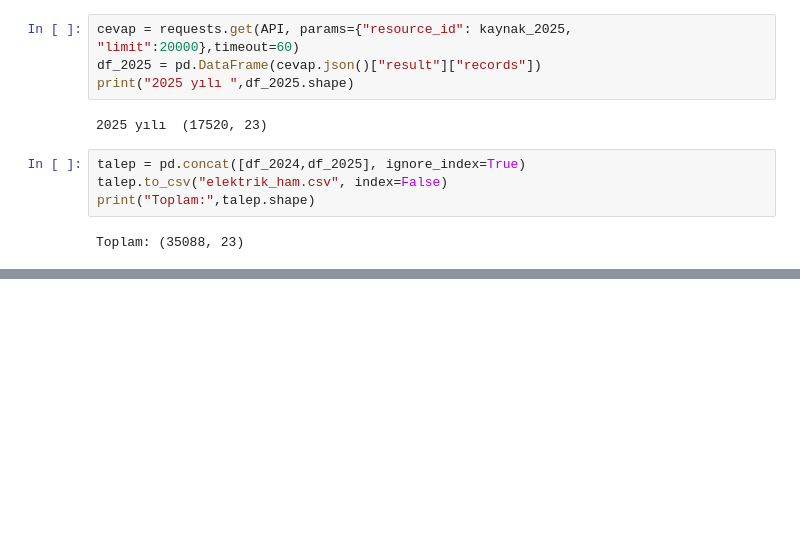
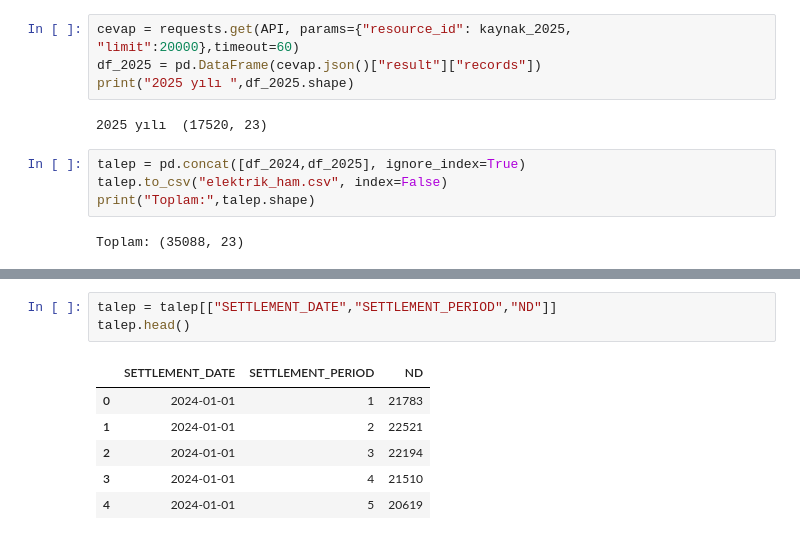
Before and after one commit to europecodingschool/ECS---VB---YZ---08.26, a Jupyter notebook: VB_YZ_Ders_20_.ipynb, the cells around one changed output, grey strips where cells are left out. Drawn from its saved outputs; the diff is of its cells as text; blank space fills up the shorter version.

```diff
--- a/VB_YZ_Ders_20_.ipynb
+++ b/VB_YZ_Ders_20_.ipynb
@@ -47,0 +68,10 @@ Toplam: (35088, 23)
+# %%
+talep = talep[["SETTLEMENT_DATE","SETTLEMENT_PERIOD","ND"]]
+talep.head()
+# %% [output]
+|  | SETTLEMENT_DATE | SETTLEMENT_PERIOD | ND |
+| 0 | 2024-01-01 | 1 | 21783 |
+| 1 | 2024-01-01 | 2 | 22521 |
+| 2 | 2024-01-01 | 3 | 22194 |
+| 3 | 2024-01-01 | 4 | 21510 |
+| 4 | 2024-01-01 | 5 | 20619 |
```
Also changed, not shown: parts of 9 cells of this notebook.
